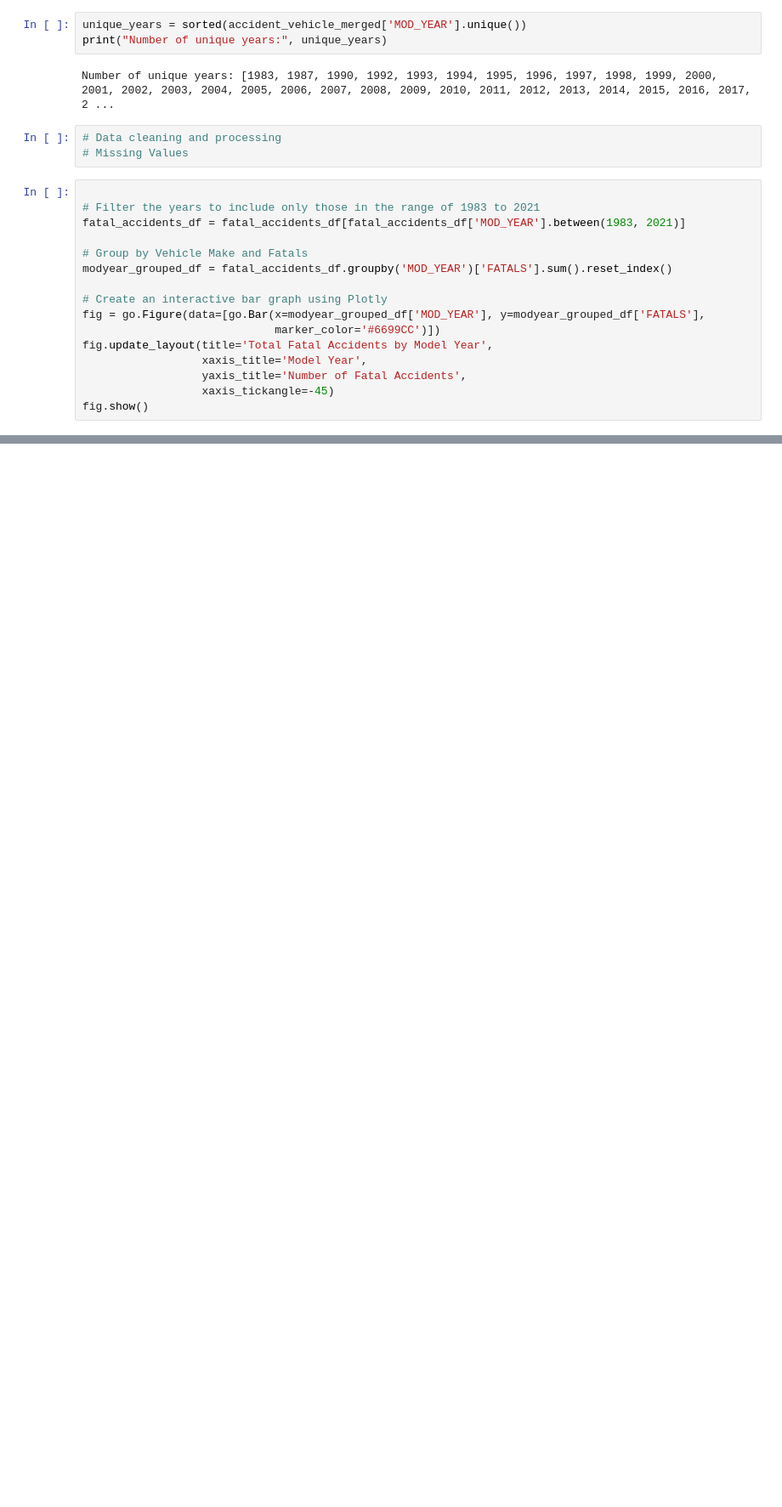
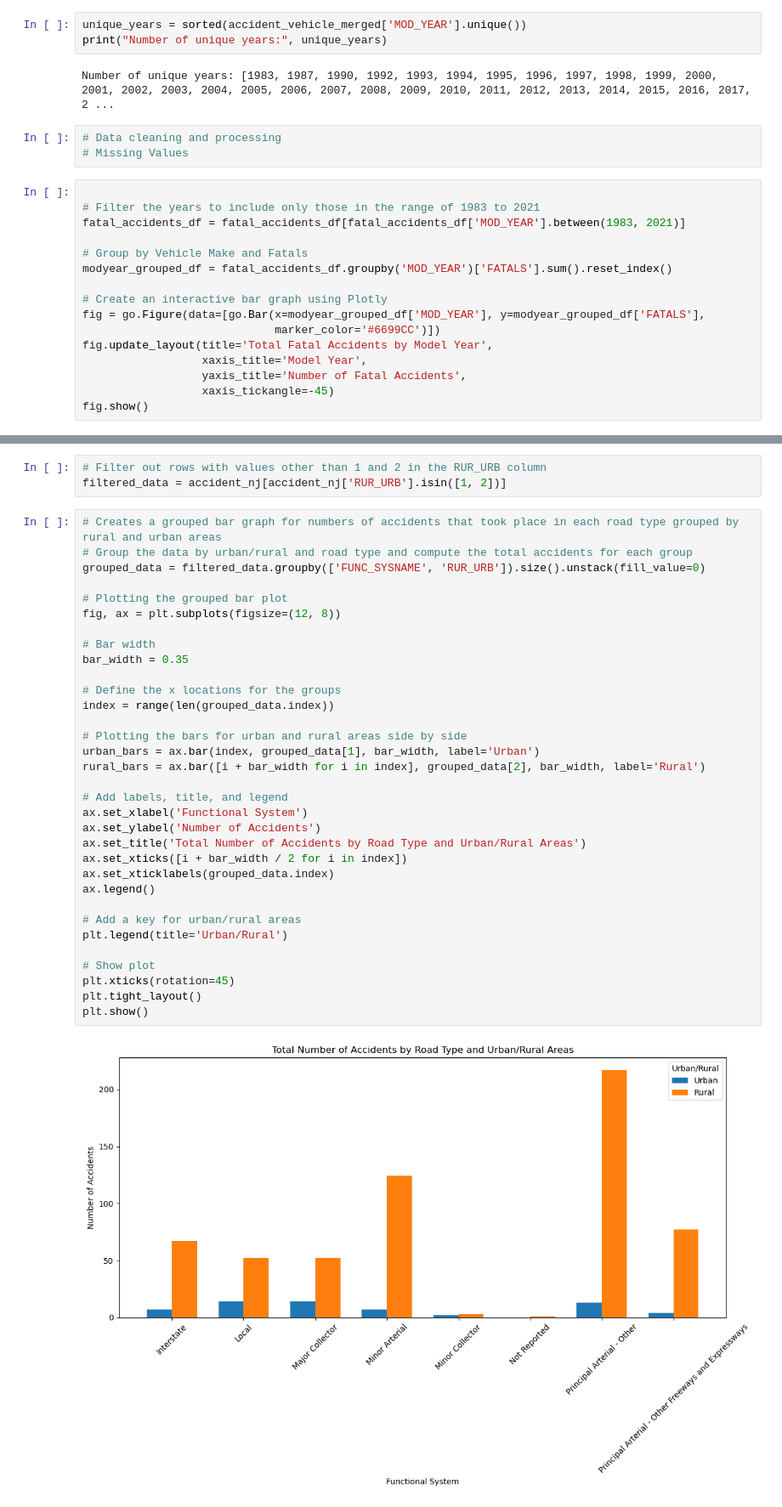
Before and after one commit to saidalli1/capstone, a Jupyter notebook: doc/fatality.ipynb, the cells around one changed output, grey strips where cells are left out. Shown at 85% size. Cells and saved outputs as stored; diff of their text form; blank space fills up the shorter version.

```diff
--- a/doc/fatality.ipynb
+++ b/doc/fatality.ipynb
@@ -188,0 +195,38 @@ fig.show()
+# %%
+# Filter out rows with values other than 1 and 2 in the RUR_URB column
+filtered_data = accident_nj[accident_nj['RUR_URB'].isin([1, 2])]
+# %%
+# Creates a grouped bar graph for numbers of accidents that took place in each road type grouped by rural and urban areas
+# Group the data by urban/rural and road type and compute the total accidents for each group
+grouped_data = filtered_data.groupby(['FUNC_SYSNAME', 'RUR_URB']).size().unstack(fill_value=0)
+
+# Plotting the grouped bar plot
+fig, ax = plt.subplots(figsize=(12, 8))
+
+# Bar width
+bar_width = 0.35
+
+# Define the x locations for the groups
+index = range(len(grouped_data.index))
+
+# Plotting the bars for urban and rural areas side by side
+urban_bars = ax.bar(index, grouped_data[1], bar_width, label='Urban')
+rural_bars = ax.bar([i + bar_width for i in index], grouped_data[2], bar_width, label='Rural')
+
+# Add labels, title, and legend
+ax.set_xlabel('Functional System')
+ax.set_ylabel('Number of Accidents')
+ax.set_title('Total Number of Accidents by Road Type and Urban/Rural Areas')
+ax.set_xticks([i + bar_width / 2 for i in index])
+ax.set_xticklabels(grouped_data.index)
+ax.legend()
+
+# Add a key for urban/rural areas
+plt.legend(title='Urban/Rural')
+
+# Show plot
+plt.xticks(rotation=45)
+plt.tight_layout()
+plt.show()
+# %% [output]
+[figure, added]
```
Also changed, not shown: parts of 3 cells of this notebook.
